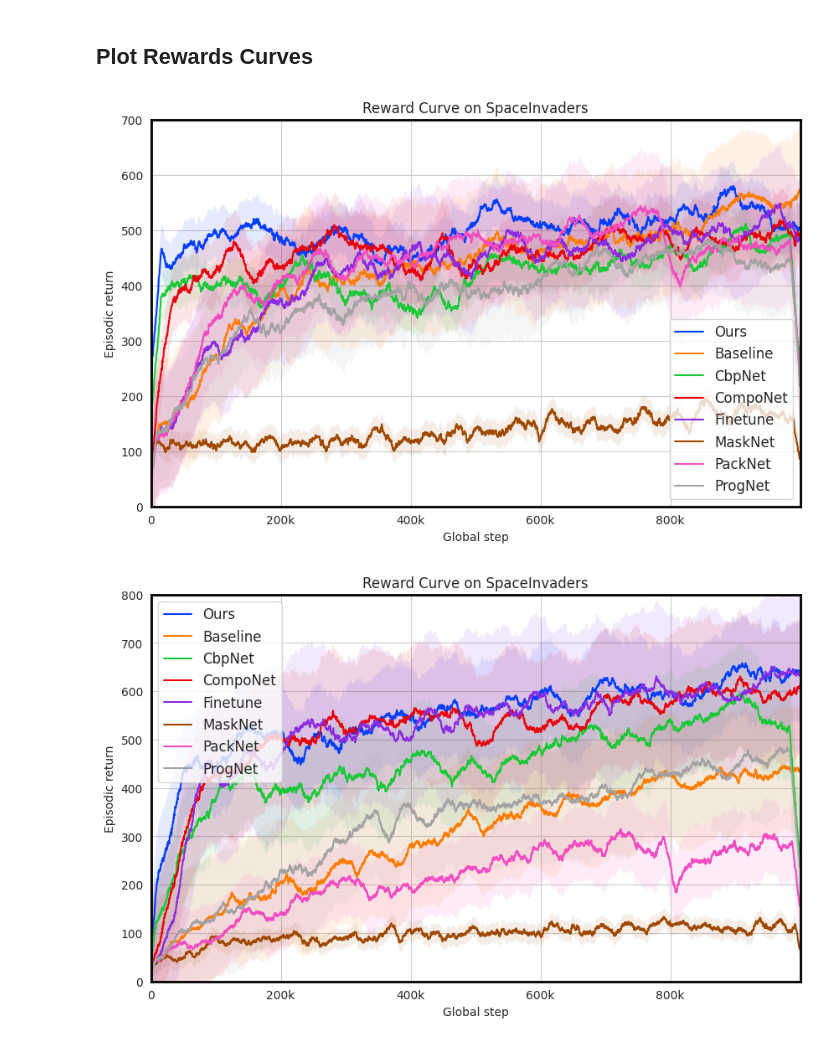
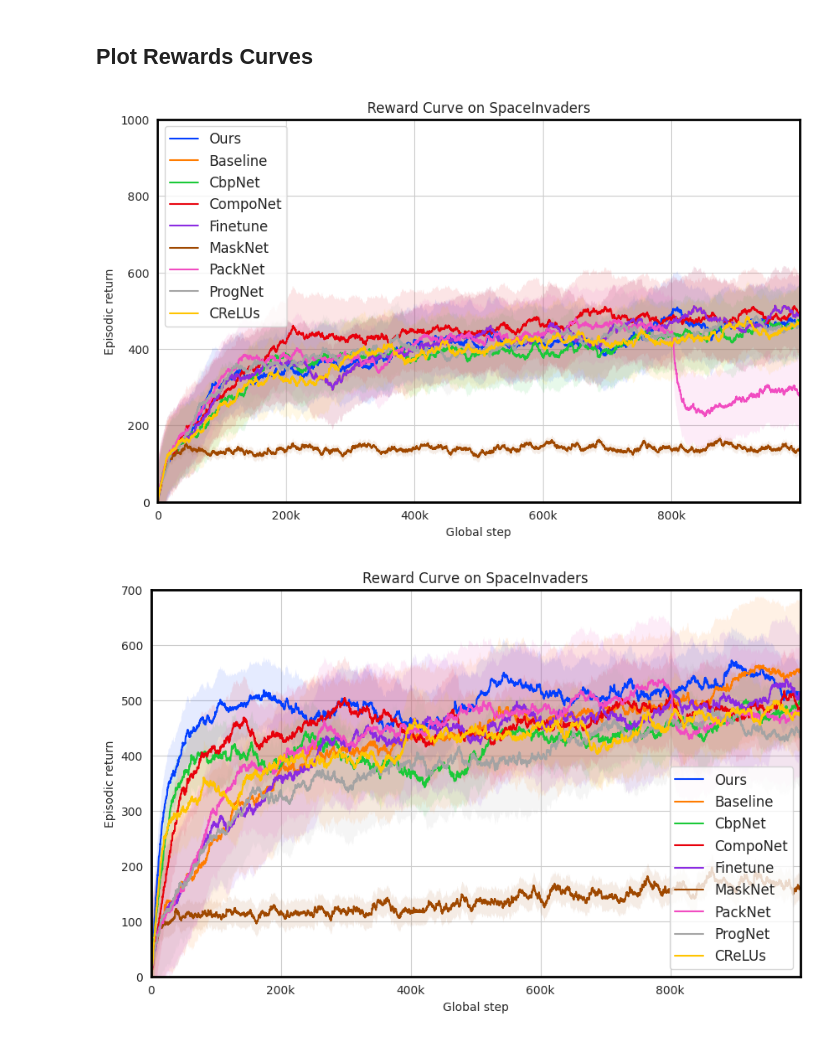
Before and after one commit to Areebol/CKA-RL, a Jupyter notebook: experiments/data_analysis/plot_fig.ipynb, the cells around one changed output. Drawn from its saved outputs; the diff is of its cells as text; code cells hidden in the pictures.

```diff
--- a/experiments/data_analysis/plot_fig.ipynb
+++ b/experiments/data_analysis/plot_fig.ipynb
@@ -111,7 +111,7 @@ import pandas as pd
 import seaborn as sns
 import numpy as np
 
-def smooth(y, weight=0.99):
+def smooth(y, weight=0.95):
     """
     平滑函数，使用指数加权移动平均
     :param y: 原始数据
@@ -132,15 +132,13 @@ def moving_average(y, window_size=5):
 # colors = {'Baseline': 'red', 'Rewire': 'blue', 'FT': 'gray'}
 linestyles = {'Baseline': 'solid', 'Rewire': 'dashed', 'FT': 'dotted'}
 
-# methods = ["Baseline", "CbpNet", "CompoNet", "Finetune", "FuseNet", "MaskNet", "PackNet", "ProgNet"]
-# methods = ["FuseNetwMerge", "Baseline", "CbpNet", "CompoNet", "MaskNet", "PackNet", "ProgNet"]
-methods = ["FuseNet", "Baseline", "CbpNet", "CompoNet", "Finetune",  "MaskNet", "PackNet", "ProgNet"]
+methods = ["FuseNet", "Baseline", "CbpNet", "CompoNet", "Finetune",  "MaskNet", "PackNet", "ProgNet", "CReLUs"]
 colors = sns.color_palette("bright", len(methods))
 colors = {method: colors[i] for i, method in enumerate(methods)}
 
-modes = [1,5]
+modes = [0,1,2,3,4,5,6,7,8]
 # modes = range(8)
-ylims = [1000,700,0,0,1000,800]
+ylims = [1000,700,800,800,1000,800,800,800,800]
 # ylims = [30 for _ in modes]
 # env = 'Freeway'
 env = 'SpaceInvaders'
@@ -152,40 +150,40 @@ for mode in modes:
         data = pd.read_csv(f'./{env}/Rewards/{method}/{mode}/returns.csv')
         steps = data['global_step']
         rewards = data['episodic_return']
-        # smoothed_rewards = smooth(rewards,0.91)
-        smoothed_rewards = moving_average(rewards,150)
+        smoothed_rewards = smooth(rewards,0.99)
+        # smoothed_rewards = moving_average(rewards,150)
         std = np.std(smoothed_rewards)
         if method in ["FuseNet","FuseNetwMerge"]:
             label = "Ours"
         else :
             label = method
         plt.plot(steps, smoothed_rewards, label=label, color=colors[method], linestyle="solid")
         plt.fill_between(steps,
                         smoothed_rewards - std,
                         smoothed_rewards + std,
                         edgecolor='none',
                         linewidth=0,
                         color=colors[method], alpha=0.1)
 
     x_ticks = np.linspace(0, 8e5, 5)  # 生成 5 个等间距的刻度
     x_tick_labels = [f'{int(tick/1000)}k' if tick != 0 else '0' for tick in x_ticks]
     ax.set_xticks(x_ticks)
     ax.set_xticklabels(x_tick_labels)
 
     ax.set_xlim(0, 1e6)
     ax.set_ylim(0, ylims[mode])
     for spine in ax.spines.values():
         spine.set_linewidth(2)
         spine.set_color('black')
     ax.legend(fontsize=12)
     # 添加轴标签和标题
     plt.xlabel('Global step')
     plt.ylabel('Episodic return')
     plt.title(f'Reward Curve on {env}')
 
     # 显示图形
     plt.show()
     plt.close()
 # %% [output]
-[figure, old version]
+[figure, new version]
-[figure, old version]
+[figure, new version]
```
Also changed, not shown: parts of 1 cell of this notebook, 8 other files.
